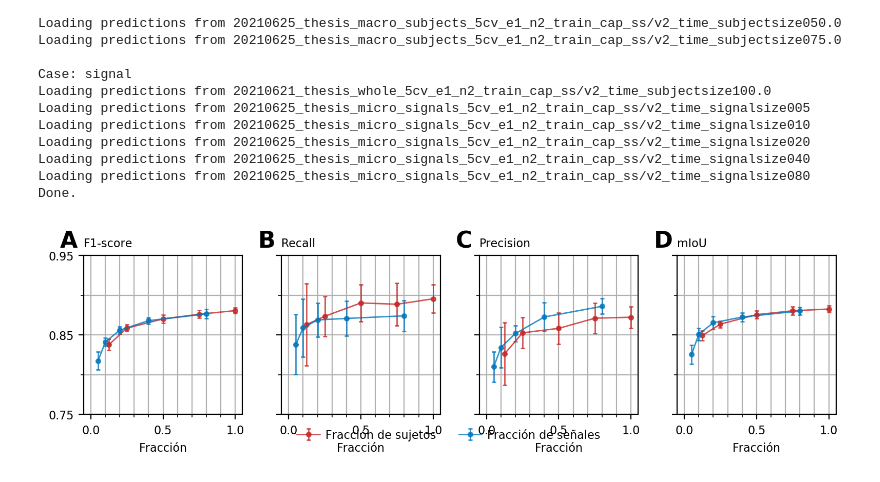
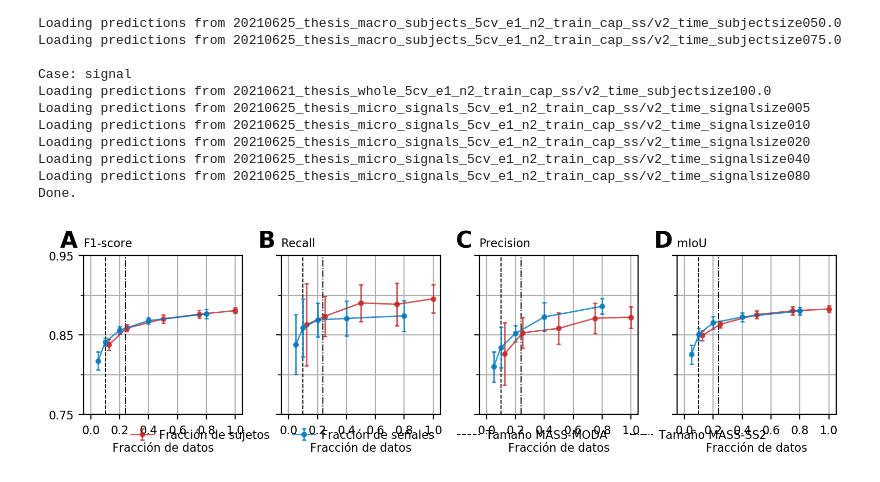
Before and after one commit to nicolasigor/sleep-rnn, a Jupyter notebook: figs_thesis/2021_result_indataset.ipynb, the cells around one changed output. Cells and saved outputs as stored; diff of their text form; code cells hidden in the pictures.

```diff
--- a/figs_thesis/2021_result_indataset.ipynb
+++ b/figs_thesis/2021_result_indataset.ipynb
@@ -1740,6 +1740,9 @@ Done.
 # %%
 # draw
 save_figure = True
+
+cap_hours = 251.64
+ref_hours = {'Tamaño MASS-SS2': 60.01, 'Tamaño MASS-MODA': 24.97}
 
 letters = ['A', 'B', 'C', 'D']
 print_cases = {
@@ -1776,14 +1779,15 @@ for i_m, metric_name in enumerate(metric_order):
             sizes_list, mean_list, yerr=std_list, label=print_cases[case],
             linewidth=1, marker='o', markersize=3,
             color=viz.PALETTE[cases_colors[case]],
-            capsize=1.5, alpha=.8
+            capsize=1.5, alpha=.8, zorder=20,
         )
-        #ax.fill_between(
-        #    sizes_list,
-        #    mean_list + std_list,
-        #    mean_list - std_list,
-        #    facecolor=viz.PALETTE[cases_colors[case]], alpha=0.4
-        #)
+
+        # Draw reference curve
+        for ref_name, linestyle in zip(ref_hours.keys(), ["-.", "--"]):
+            ref_fraction = ref_hours[ref_name] / cap_hours
+            ax.axvline(ref_fraction, linewidth=0.7, linestyle=linestyle, color="k", label=ref_name, zorder=10)
+            # ax.plot(ref_fraction, 0.93, marker='v', markersize=4, color="k")
+
     ax.set_title(metric_name, fontsize=8, loc="left")
 
 for i_ax, ax in enumerate(axes):
@@ -1791,39 +1795,37 @@ for i_ax, ax in enumerate(axes):
     ax.tick_params(labelsize=8)
     ax.set_xlim([-0.05, 1.05])
     ax.set_ylim([0.75, 0.95])
-    ax.set_xticks([0, 0.5, 1])
-    ax.set_xticks(np.arange(0, 1+0.001, 0.1), minor=True)
+    ax.set_xticks(np.arange(0, 1+0.001, 0.2))
+    ax.set_xticks(np.arange(0, 1+0.001, 0.2), minor=True)
     ax.set_yticks([0.75, 0.85, 0.95])
     ax.set_yticks(np.arange(0.75, 0.95+0.001, 0.05), minor=True)
-    ax.set_xlabel("Fracción", fontsize=8)
+    ax.set_xlabel("Fracción de datos", fontsize=8)
     ax.grid(which="minor")
 
     ax.text(
         x=-0.15, y=1.05, fontsize=16, s=r"$\bf{%s}$" % letters[i_ax],
         ha="left", transform=ax.transAxes)
 
 # outside legend, bottom, center
 # Get legend methods
 labels_to_lines_dict = {}
 for ax in axes:
     t_lines, t_labels = ax.get_legend_handles_labels()
     for lbl, lin in zip(t_labels, t_lines):
         labels_to_lines_dict[lbl] = lin
-labels = [print_cases['subject'], print_cases['signal']]
+labels = [print_cases['subject'], print_cases['signal'], 'Tamaño MASS-MODA', 'Tamaño MASS-SS2']
 lines = [labels_to_lines_dict[lbl] for lbl in labels]
-lg1 = fig.legend(
-    lines, labels, fontsize=8, loc="lower center",
-    bbox_to_anchor=(0.5, 0.05), ncol=len(labels), frameon=False, handletextpad=0.5)
+lg1 = fig.legend(lines, labels, fontsize=8, loc="lower center", bbox_to_anchor=(0.5, 0.05), ncol=len(labels), frameon=False, handletextpad=0.5)
 
 plt.tight_layout()
 
 if save_figure:
     # Save figure
     fname_prefix = "result_indata_cap_sizes"
     plt.savefig("%s.pdf" % fname_prefix, bbox_extra_artists=(lg1,), bbox_inches="tight", pad_inches=0.4)
     plt.savefig("%s.png" % fname_prefix, bbox_extra_artists=(lg1,), bbox_inches="tight", pad_inches=0.4)
     plt.savefig("%s.svg" % fname_prefix, bbox_extra_artists=(lg1,), bbox_inches="tight", pad_inches=0.4)
 
 plt.show()
 # %% [output]
-[figure, old version]
+[figure, new version]
```
Also changed, not shown: 8 other files.
